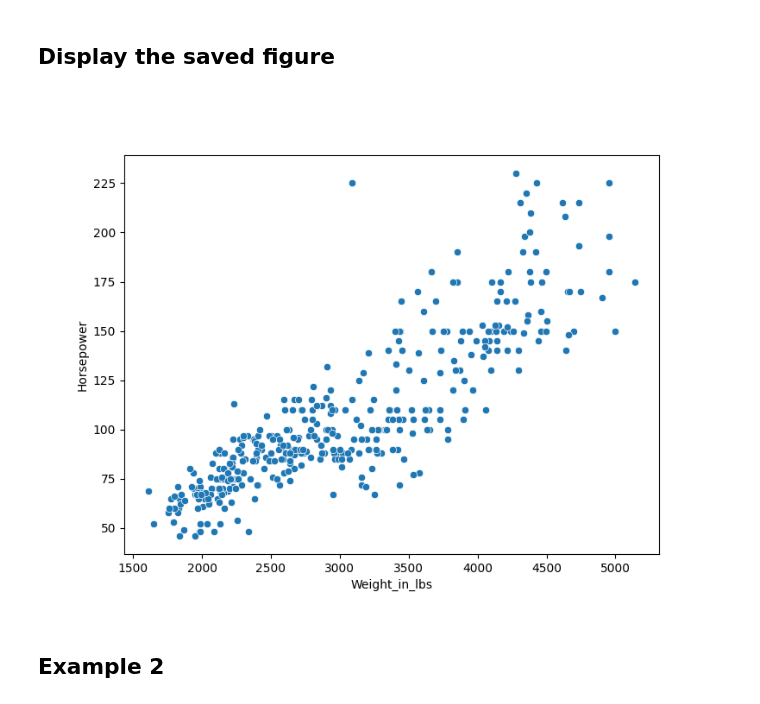
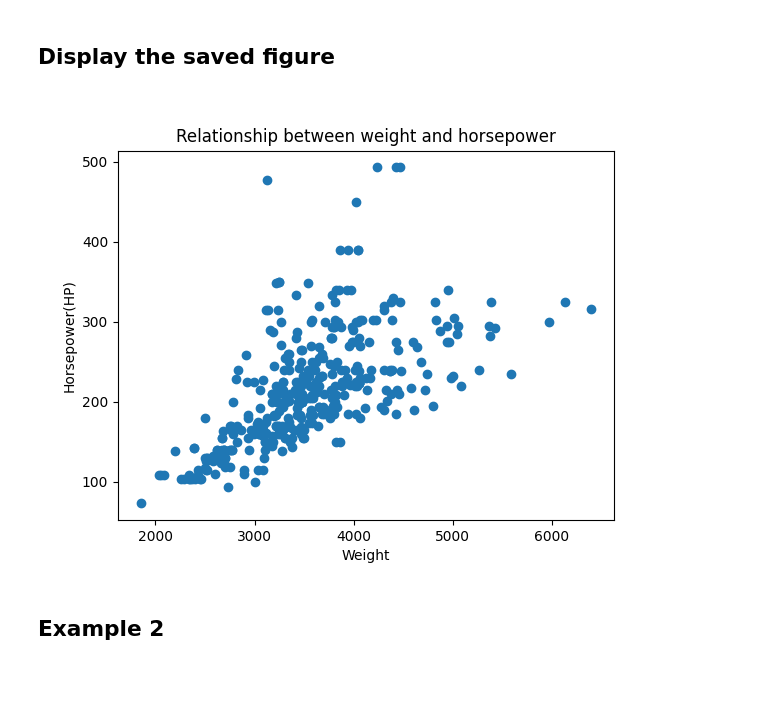
Before and after one commit to fridaruh/ML_and_IA_for_Finance, a Jupyter notebook: agentchat_groupchat_vis.ipynb, the cells around one changed output. Saved outputs shown, nothing was run; the diff lists cells and outputs as text; code cells hidden in the pictures; blank space fills up the shorter version.

```diff
--- a/agentchat_groupchat_vis.ipynb
+++ b/agentchat_groupchat_vis.ipynb
@@ -121,9 +122,9 @@ Figure(800x600)
 # %% [markdown]
 ## Display the saved figure
 # %%
-Image(filename="groupchat/weight_vs_horsepower.png")
+Image(filename="/content/groupchat/weight_horsepower_plot.png")
 # %% [output]
-[figure, old version]
+[figure, new version]
 # %% [markdown]
 ## Example 2
 # %%
```
Also changed, not shown: parts of 4 cells of this notebook.
